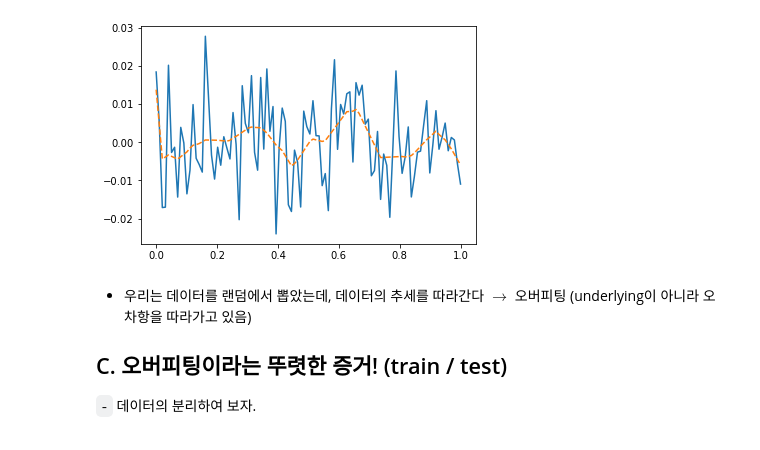
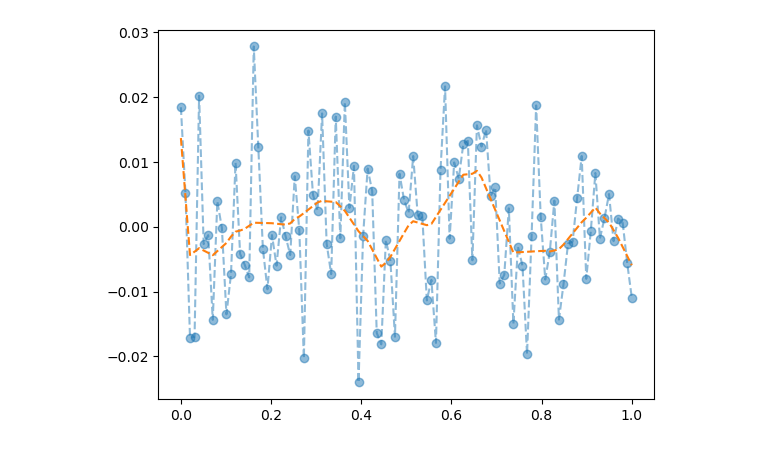
Before and after one commit to guebin/DL2024, a Jupyter notebook: docs/posts/04wk-2.out.ipynb, the cells around one changed output. Saved outputs shown, nothing was run; the diff lists cells and outputs as text; code cells hidden in the pictures.

```diff
--- a/docs/posts/04wk-2.out.ipynb
+++ b/docs/posts/04wk-2.out.ipynb
@@ -68,14 +71,7 @@ for epoc in range(1000):
     optimizr.step()
     net.zero_grad()
 # %%
-plt.plot(x,y)
+plt.plot(x,y,'--o',alpha=0.5)
 plt.plot(x,net(x).data,'--')
 # %% [output]
-[figure, old version]
+[figure, new version]
-# %% [markdown]
--   우리는 데이터를 랜덤에서 뽑았는데, 데이터의 추세를 따라간다 $\to$
-    오버피팅 (underlying이 아니라 오차항을 따라가고 있음)
-
-## C. 오버피팅이라는 뚜렷한 증거! (train / test)
-
-`-` 데이터의 분리하여 보자.
```
Also changed, not shown: parts of 54 cells of this notebook, 34 other files.
